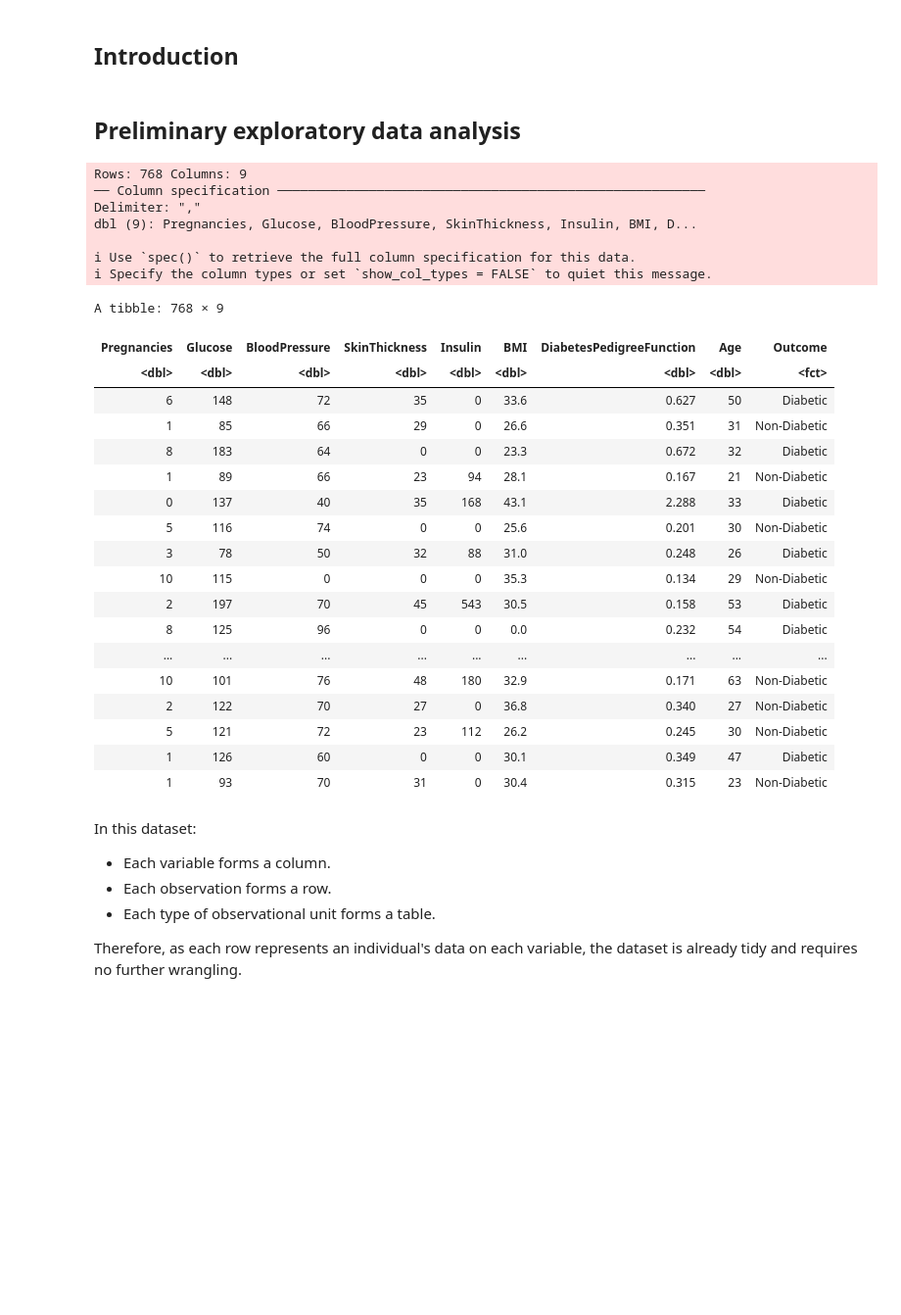
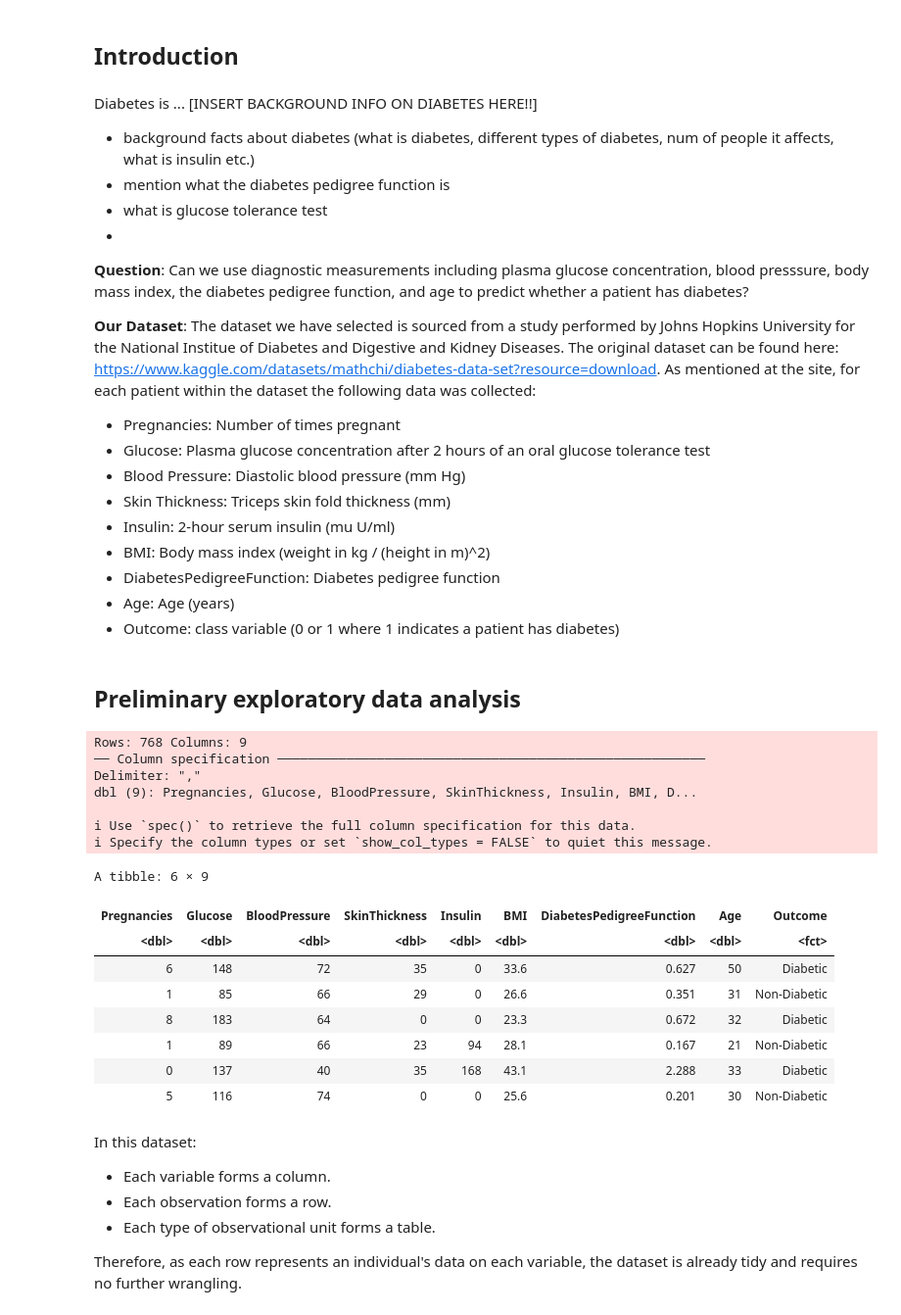
Before and after one commit to ktran003/dsci_100_project, a Jupyter notebook: project_proposal.ipynb, the cells around one changed output. Shown at 98% size. Saved outputs shown, nothing was run; the diff lists cells and outputs as text; code cells hidden in the pictures; blank space fills up the shorter version.

```diff
--- a/project_proposal.ipynb
+++ b/project_proposal.ipynb
@@ -2,45 +2,58 @@
 # Predictive Analysis of Diabetes Dataset
 # %% [markdown]
 ## Introduction
+# %% [markdown]
+Diabetes is ... [INSERT BACKGROUND INFO ON DIABETES HERE!!]
+
+- background facts about diabetes (what is diabetes, different types of diabetes, num of people it affects, what is insulin etc.)
+- mention what the diabetes pedigree function is
+- what is glucose tolerance test
+-
+
+**Question**: Can we use diagnostic measurements including plasma glucose concentration, blood presssure, body mass index, the diabetes pedigree function, and age to predict whether a patient has diabetes?
+
+**Our Dataset**: The dataset we have selected is sourced from a study performed by Johns Hopkins University for the National Institue of Diabetes and Digestive and Kidney Diseases. The original dataset can be found here: https://www.kaggle.com/datasets/mathchi/diabetes-data-set?resource=download. As mentioned at the site, for each patient within the dataset the following data was collected:
+
+- Pregnancies: Number of times pregnant
+- Glucose: Plasma glucose concentration after 2 hours of an oral glucose tolerance test
+- Blood Pressure: Diastolic blood pressure (mm Hg)
+- Skin Thickness: Triceps skin fold thickness (mm)
+- Insulin: 2-hour serum insulin (mu U/ml)
+- BMI: Body mass index (weight in kg / (height in m)^2)
+- DiabetesPedigreeFunction: Diabetes pedigree function
+- Age: Age (years)
+- Outcome: class variable (0 or 1 where 1 indicates a patient has diabetes)
 # %% [markdown]
 ## Preliminary exploratory data analysis
 # %%
 library(repr)
 library(tidyverse)
 library(tidymodels)
 library(ggplot2)
 
 diabetes_data <- read_csv("https://raw.githubusercontent.com/ktran003/dsci_100_project/main/diabetes.csv")
 
 diabetes_data <- diabetes_data |> mutate(Outcome = as_factor(Outcome)) |>
                 mutate(Outcome = fct_recode(Outcome, "Non-Diabetic" = "0", "Diabetic" = "1"))
+
+head(diabetes_data)
 # %% [output]
 Rows: 768 Columns: 9
 ── Column specification ────────────────────────────────────────────────────────
 Delimiter: ","
 dbl (9): Pregnancies, Glucose, BloodPressure, SkinThickness, Insulin, BMI, D...
 
 ℹ Use `spec()` to retrieve the full column specification for this data.
 ℹ Specify the column types or set `show_col_types = FALSE` to quiet this message.
-A tibble: 768 × 9
+A tibble: 6 × 9
 | Pregnancies | Glucose | BloodPressure | SkinThickness | Insulin | BMI | DiabetesPedigreeFunction | Age | Outcome |
 | <dbl> | <dbl> | <dbl> | <dbl> | <dbl> | <dbl> | <dbl> | <dbl> | <fct> |
 | 6 | 148 | 72 | 35 | 0 | 33.6 | 0.627 | 50 | Diabetic |
 | 1 | 85 | 66 | 29 | 0 | 26.6 | 0.351 | 31 | Non-Diabetic |
 | 8 | 183 | 64 | 0 | 0 | 23.3 | 0.672 | 32 | Diabetic |
 | 1 | 89 | 66 | 23 | 94 | 28.1 | 0.167 | 21 | Non-Diabetic |
 | 0 | 137 | 40 | 35 | 168 | 43.1 | 2.288 | 33 | Diabetic |
 | 5 | 116 | 74 | 0 | 0 | 25.6 | 0.201 | 30 | Non-Diabetic |
-| 3 | 78 | 50 | 32 | 88 | 31.0 | 0.248 | 26 | Diabetic |
-| 10 | 115 | 0 | 0 | 0 | 35.3 | 0.134 | 29 | Non-Diabetic |
-| 2 | 197 | 70 | 45 | 543 | 30.5 | 0.158 | 53 | Diabetic |
-| 8 | 125 | 96 | 0 | 0 | 0.0 | 0.232 | 54 | Diabetic |
-| ... | ... | ... | ... | ... | ... | ... | ... | ... |
-| 10 | 101 | 76 | 48 | 180 | 32.9 | 0.171 | 63 | Non-Diabetic |
-| 2 | 122 | 70 | 27 | 0 | 36.8 | 0.340 | 27 | Non-Diabetic |
-| 5 | 121 | 72 | 23 | 112 | 26.2 | 0.245 | 30 | Non-Diabetic |
-| 1 | 126 | 60 | 0 | 0 | 30.1 | 0.349 | 47 | Diabetic |
-| 1 | 93 | 70 | 31 | 0 | 30.4 | 0.315 | 23 | Non-Diabetic |
 # %% [markdown]
 In this dataset:
 
```
Also changed, not shown: parts of 1 cell of this notebook.
